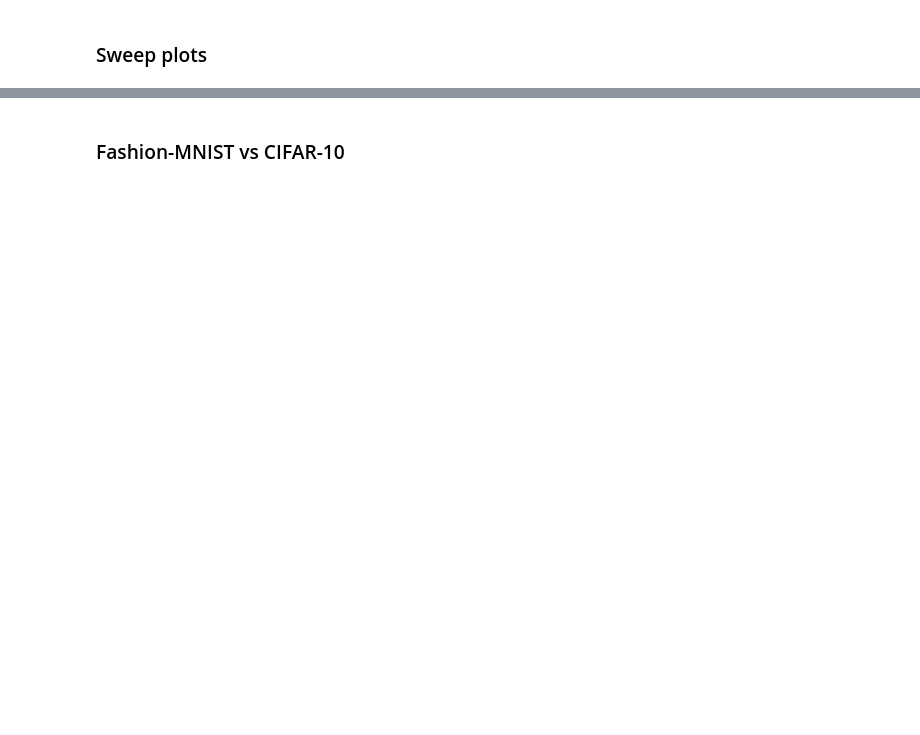
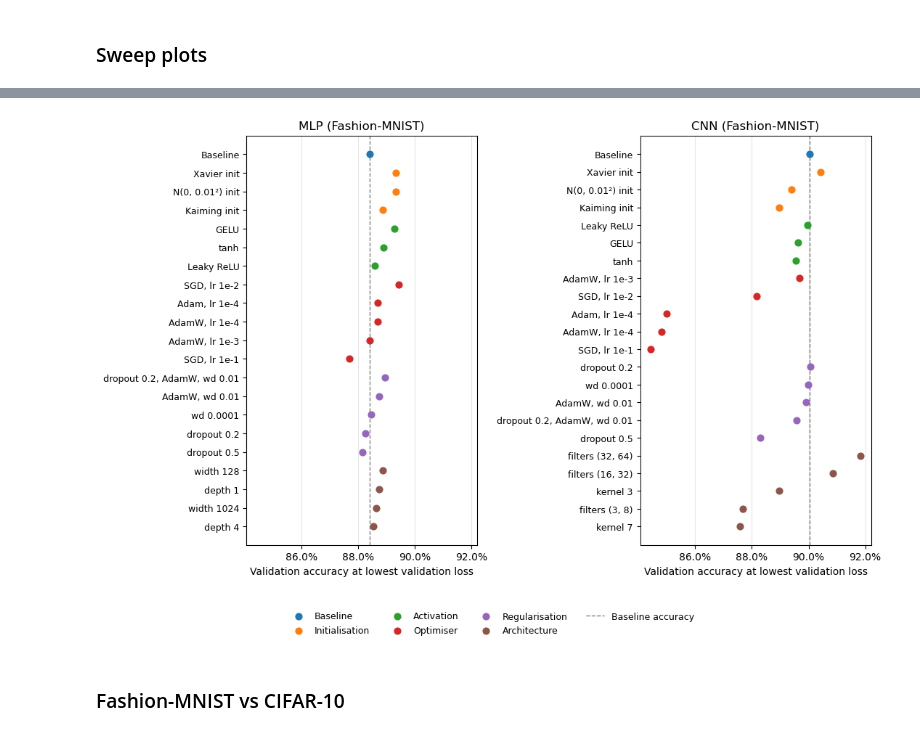
Before and after one commit to LucasNovelli/deepLearningAssignment1, a Jupyter notebook: deeplearning.ipynb, the cells around one changed output, grey strips where cells are left out. Saved outputs shown, nothing was run; the diff lists cells and outputs as text; code cells hidden in the pictures; blank space fills up the shorter version.

```diff
--- a/deeplearning.ipynb
+++ b/deeplearning.ipynb
@@ -933,2 +842,81 @@ plt.show()
+# %%
+category_order = ["Baseline", "Initialisation", "Activation", "Optimiser", "Regularisation", "Architecture"]
+category_colors = dict(zip(category_order, plt.cm.tab10.colors))
+
+LABEL_NAMES = {
+    "init": {"kaiming": "Kaiming init", "xavier": "Xavier init", "normal": "N(0, 0.01²) init"},
+    "activation": {"leaky_relu": "Leaky ReLU", "gelu": "GELU", "tanh": "tanh"},
+    "optimizer": {"sgd": "SGD", "adam": "Adam", "adamw": "AdamW"},
+}
+
+def format_label(name):
+    if name == "baseline":
+        return "Baseline"
+    parts = []
+    for item in re.split(r", (?=\w+=)", name):           # split on ', ' only before 'key='. This keeps '(32, 64)' intact
+        key, value = item.split("=", 1)
+        if key in LABEL_NAMES:
+            parts.append(LABEL_NAMES[key][value])
+        elif key == "lr":
+            parts.append(f"lr 1e{round(math.log10(float(value)))}")
+        elif key == "weight_decay":
+            parts.append(f"wd {float(value):g}")
+        elif key == "channels":
+            parts.append(f"filters {value}")
+        elif key == "kernel_size":
+            parts.append(f"kernel {value}")
+        else:
+            parts.append(f"{key} {value}")
+    return ", ".join(parts)
+
+def sweep_category(name):
+    if name == "baseline":
+        return "Baseline"
+    if "dropout" in name or "weight_decay" in name:
+        return "Regularisation"
+    if name.startswith("init"):
+        return "Initialisation"
+    if name.startswith("activation"):
+        return "Activation"
+    if "optimizer" in name or "lr" in name:
+        return "Optimiser"
+    if any(key in name for key in ("depth", "width", "channels", "kernel_size")):
+        return "Architecture"
+    return "Other"
+
+def plot_sweep_panel(ax, df, title):
+    d = df.copy()
+    d["category"] = d["name"].apply(sweep_category)
+    d["category_rank"] = d["category"].map(category_order.index)
+    d = d.sort_values(["category_rank", "best_val_acc"], ascending=[True, False]).reset_index(drop=True)
+    d["y"] = range(len(d))
+
+    for cat in category_order:
+        sub = d[d["category"] == cat]
+        ax.scatter(sub["best_val_acc"], sub["y"], color=category_colors[cat], label=cat, s=40, zorder=3)
+
+    baseline_acc = d.loc[d["name"] == "baseline", "best_val_acc"].iloc[0]
+    ax.axvline(baseline_acc, linestyle="--", color="grey", linewidth=1, label="Baseline accuracy")
+
+    ax.set_yticks(d["y"])
+    ax.set_yticklabels([format_label(n) for n in d["name"]], fontsize=9)
+    ax.invert_yaxis()
+    ax.grid(axis="x", alpha=0.3)
+    ax.xaxis.set_major_formatter(PercentFormatter(1.0))
+    ax.set_xlabel("Validation accuracy at lowest validation loss")
+    ax.set_title(title)
+
+fig, axes = plt.subplots(1, 2, figsize=(11, 7), sharex=True)
+plot_sweep_panel(axes[0], df_mlp, "MLP (Fashion-MNIST)")
+plot_sweep_panel(axes[1], df_cnn, "CNN (Fashion-MNIST)")
+
+handles, labels = axes[1].get_legend_handles_labels()
+fig.legend(handles, labels, loc="lower center", ncol=4, fontsize=9, frameon=False, bbox_to_anchor=(0.5, -0.05))
+
+fig.tight_layout(rect=(0, 0.06, 1, 1))
+fig.savefig("figures/sweep_overview.png", dpi=150, bbox_inches="tight")
+plt.show()
+# %% [output]
+[figure, added]
 # %% [markdown]
 ### Fashion-MNIST vs CIFAR-10
```
Also changed, not shown: parts of 9 cells of this notebook, 3 other files.
